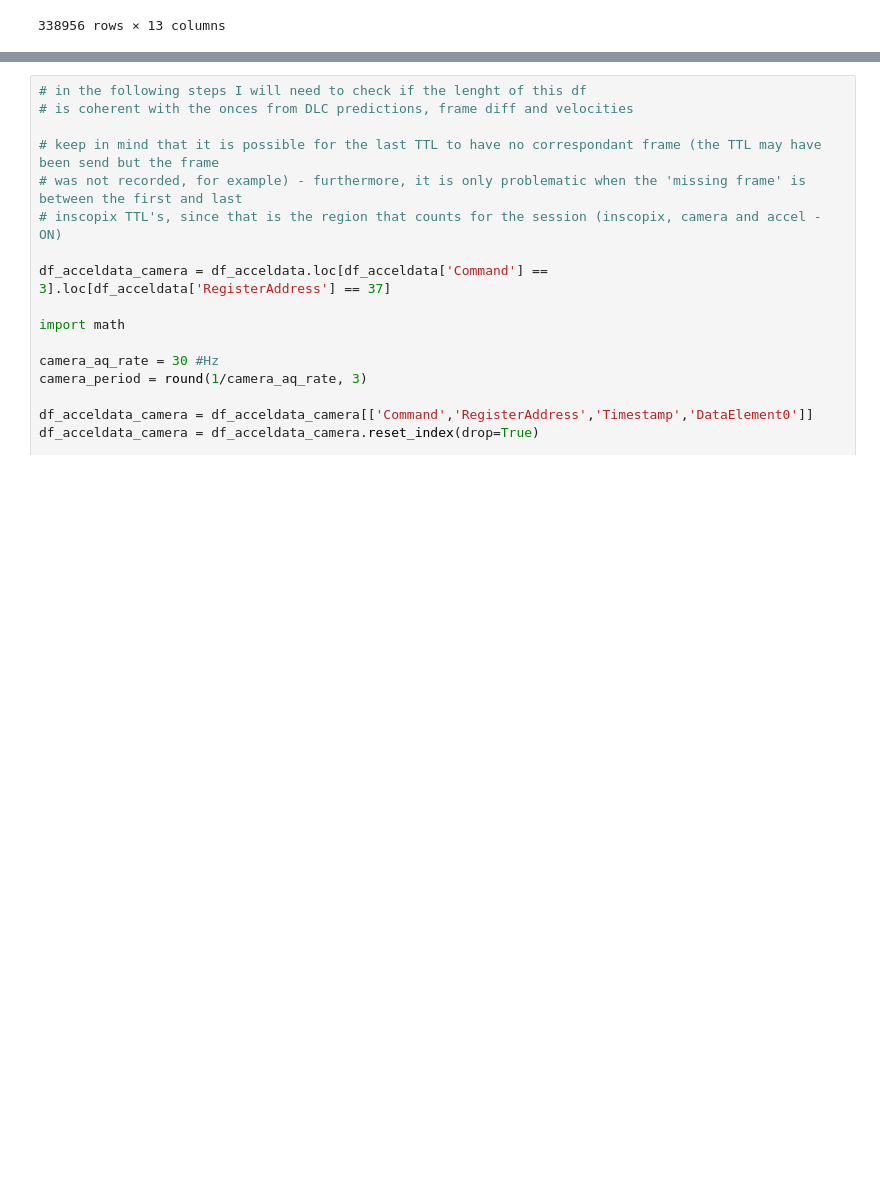
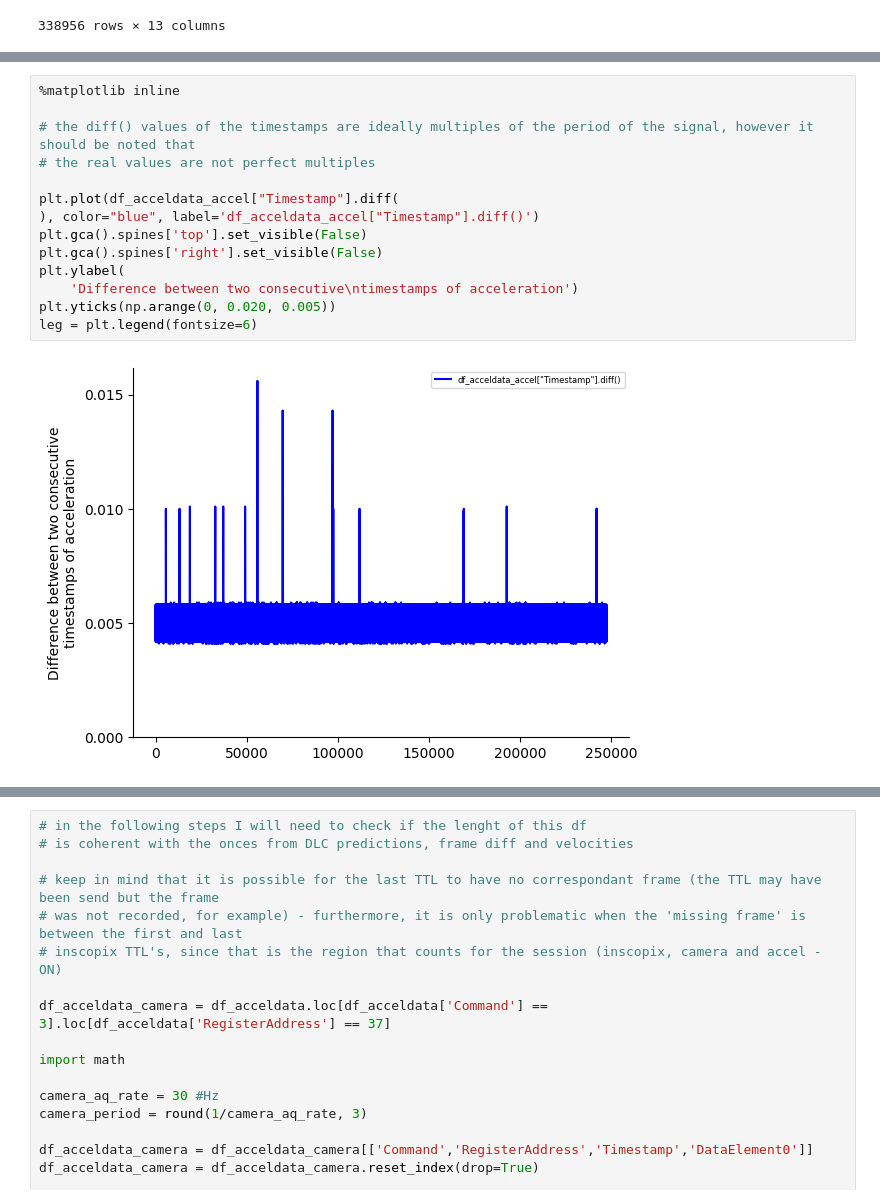
Before and after one commit to DiogoMeloNPU/eurDyscover_open_field_analysis, a Jupyter notebook: Single_session_analysis.ipynb, the cells around one changed output, grey strips where cells are left out. Drawn from its saved outputs; the diff is of its cells as text; blank space fills up the shorter version.

```diff
--- a/Single_session_analysis.ipynb
+++ b/Single_session_analysis.ipynb
@@ -339,0 +369,16 @@ No null values were found in the accelerometer data.
+# %%
+%matplotlib inline
+
+# the diff() values of the timestamps are ideally multiples of the period of the signal, however it should be noted that
+# the real values are not perfect multiples
+
+plt.plot(df_acceldata_accel["Timestamp"].diff(
+), color="blue", label='df_acceldata_accel["Timestamp"].diff()')
+plt.gca().spines['top'].set_visible(False)
+plt.gca().spines['right'].set_visible(False)
+plt.ylabel(
+    'Difference between two consecutive\ntimestamps of acceleration')
+plt.yticks(np.arange(0, 0.020, 0.005))
+leg = plt.legend(fontsize=6)
+# %% [output]
+[figure, added]
```
Also changed, not shown: parts of 46 cells of this notebook.
